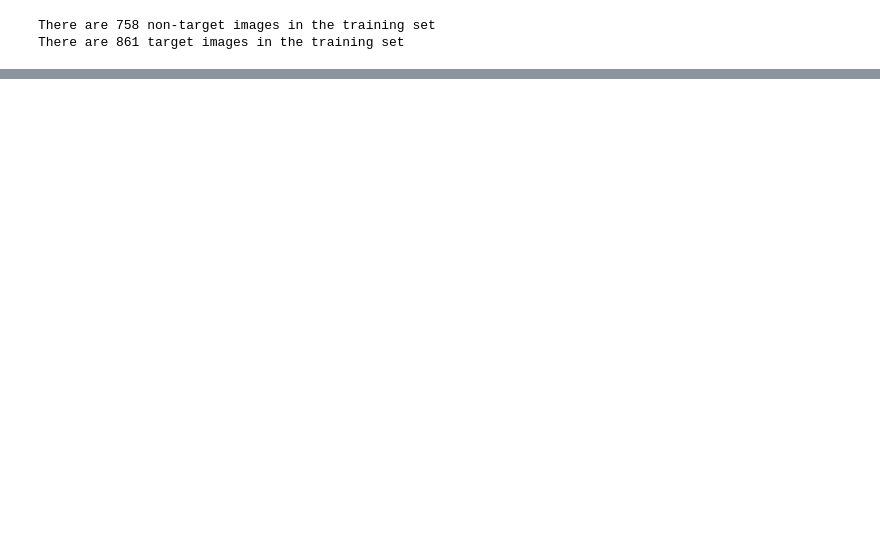
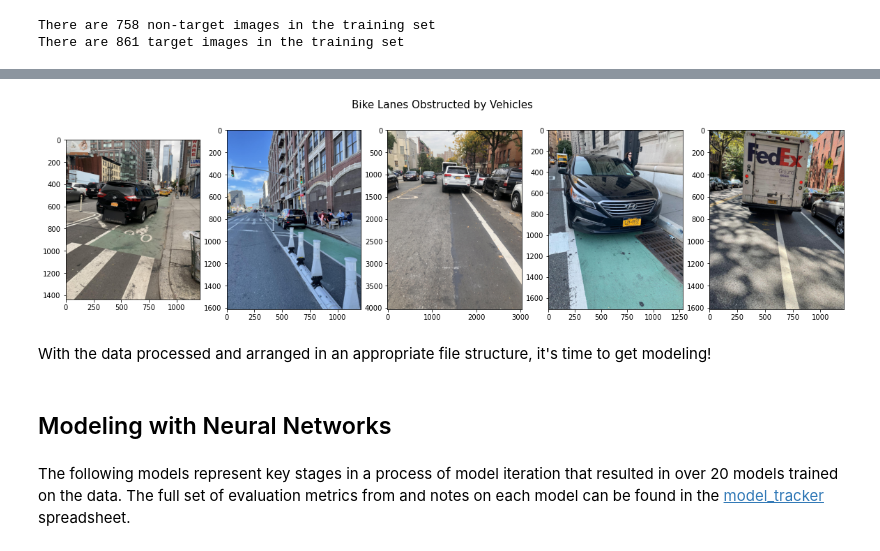
Before and after one commit to jmarkowi/NYC_bike_lanes, a Jupyter notebook: NYC_bike_lanes.ipynb, the cells around one changed output, grey strips where cells are left out. Saved outputs shown, nothing was run; the diff lists cells and outputs as text; code cells hidden in the pictures; blank space fills up the shorter version.

```diff
--- a/NYC_bike_lanes.ipynb
+++ b/NYC_bike_lanes.ipynb
@@ -194,0 +243,16 @@ Below are samples of images from each class
+# %%
+# Images of bike lanes obstructued by vehicles
+fig, axs = plt.subplots(1, 5, figsize=(20, 5))
+
+for i, ax in enumerate(axs):
+    ax.imshow(vehicle_images[i])
+fig.suptitle('Bike Lanes Obstructed by Vehicles', fontsize=15)
+fig.tight_layout;
+# %% [output]
+[figure, added]
+# %% [markdown]
+With the data processed and arranged in an appropriate file structure, it's time to get modeling!
+# %% [markdown]
+## Modeling with Neural Networks
+# %% [markdown]
+The following models represent key stages in a process of model iteration that resulted in over 20 models trained on the data. The full set of evaluation metrics from and notes on each model can be found in the [model_tracker](models/model_tracker.csv) spreadsheet.
```
Also changed, not shown: parts of 24 cells of this notebook, 2 other files.
